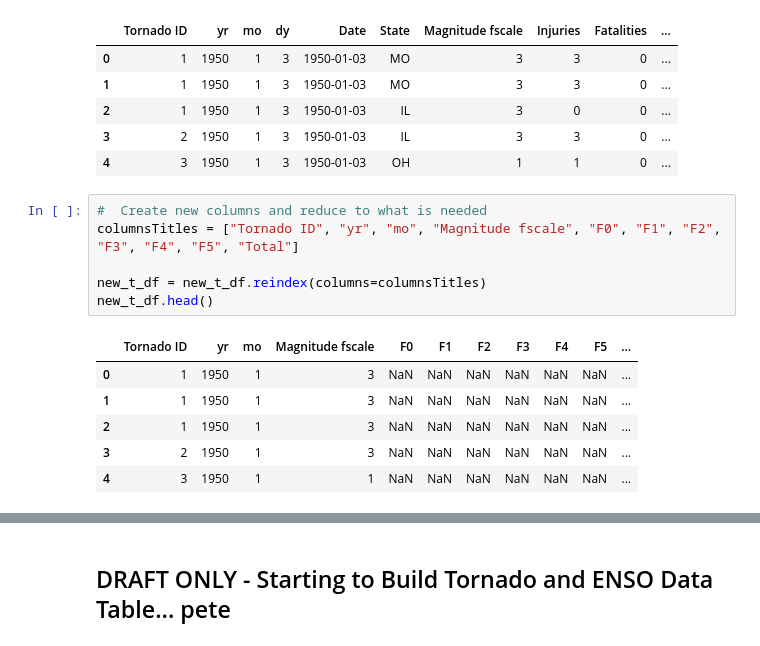
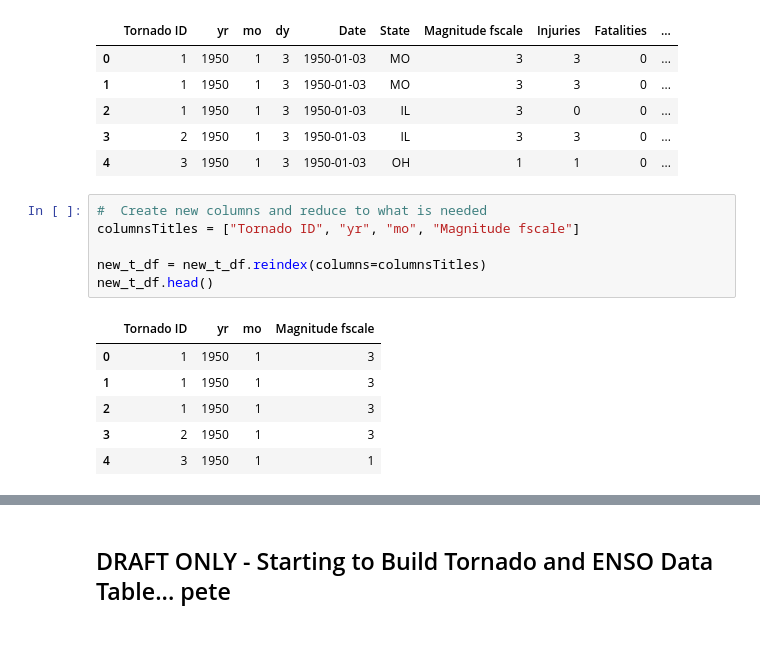
Before and after one commit to pjbroll/interim_3, a Jupyter notebook: tornado_enso.ipynb, the cells around one changed output, grey strips where cells are left out. Cells and saved outputs as stored; diff of their text form.

```diff
--- a/tornado_enso.ipynb
+++ b/tornado_enso.ipynb
@@ -60,14 +52,14 @@ new_t_df.head()
 | 4 | 3 | 1950 | 1 | 3 | 1950-01-03 | OH | 1 | 1 | 0 | ... |
 # %%
 #  Create new columns and reduce to what is needed
-columnsTitles = ["Tornado ID", "yr", "mo", "Magnitude fscale", "F0", "F1", "F2", "F3", "F4", "F5", "Total"]
+columnsTitles = ["Tornado ID", "yr", "mo", "Magnitude fscale"]
 
 new_t_df = new_t_df.reindex(columns=columnsTitles)
 new_t_df.head()
 # %% [output]
-|  | Tornado ID | yr | mo | Magnitude fscale | F0 | F1 | F2 | F3 | F4 | F5 | ... |
-| 0 | 1 | 1950 | 1 | 3 | NaN | NaN | NaN | NaN | NaN | NaN | ... |
-| 1 | 1 | 1950 | 1 | 3 | NaN | NaN | NaN | NaN | NaN | NaN | ... |
-| 2 | 1 | 1950 | 1 | 3 | NaN | NaN | NaN | NaN | NaN | NaN | ... |
-| 3 | 2 | 1950 | 1 | 3 | NaN | NaN | NaN | NaN | NaN | NaN | ... |
-| 4 | 3 | 1950 | 1 | 1 | NaN | NaN | NaN | NaN | NaN | NaN | ... |
+|  | Tornado ID | yr | mo | Magnitude fscale |
+| 0 | 1 | 1950 | 1 | 3 |
+| 1 | 1 | 1950 | 1 | 3 |
+| 2 | 1 | 1950 | 1 | 3 |
+| 3 | 2 | 1950 | 1 | 3 |
+| 4 | 3 | 1950 | 1 | 1 |
```
Also changed, not shown: parts of 145 cells of this notebook, 1 other file.
